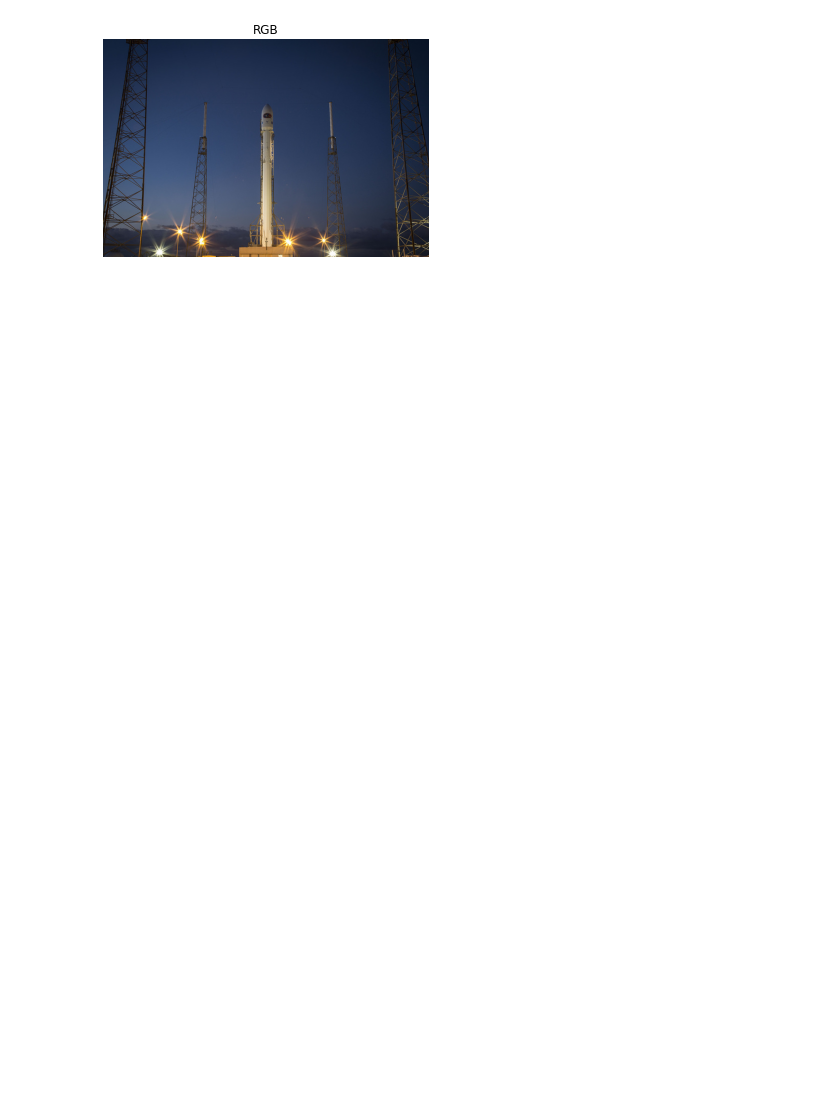
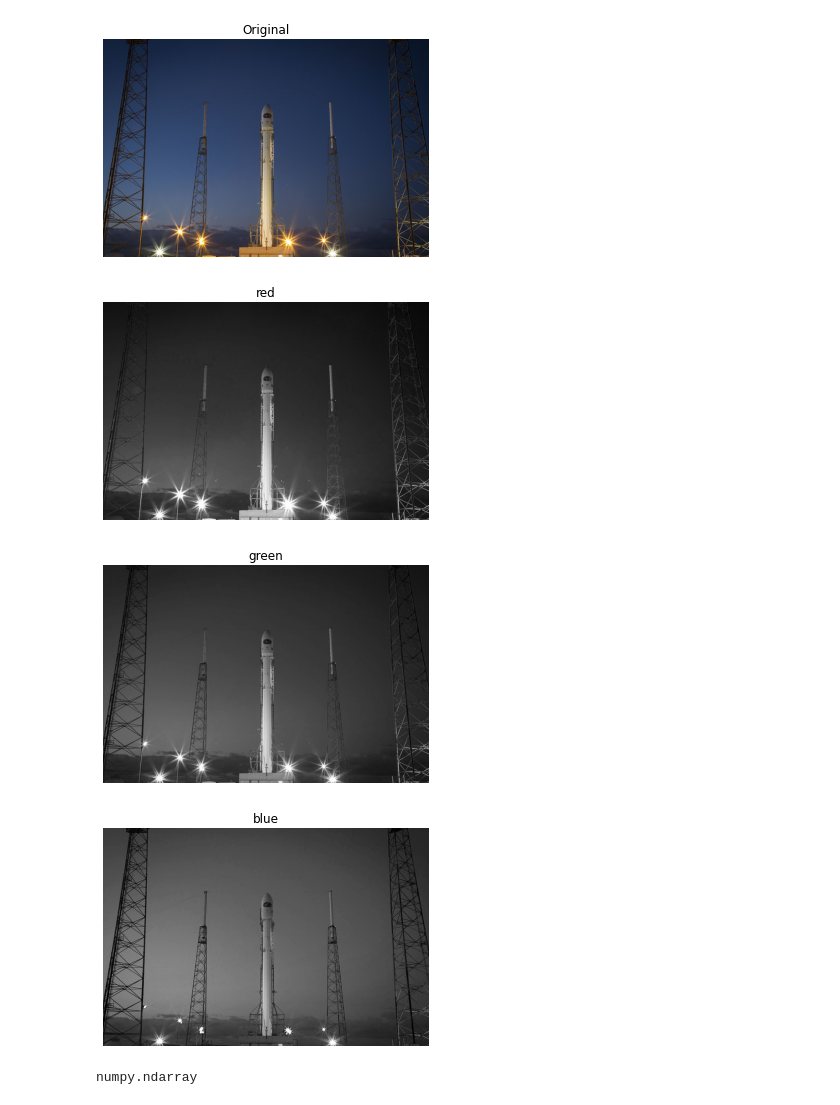
Before and after one commit to leila-orouji/Tutorial-Machine-Learning, a Jupyter notebook: image_processing.ipynb, the cells around one changed output. Saved outputs shown, nothing was run; the diff lists cells and outputs as text; code cells hidden in the pictures; blank space fills up the shorter version.

```diff
--- a/image_processing.ipynb
+++ b/image_processing.ipynb
@@ -22,7 +35,43 @@ plt.show()
-# %%
-    plt.imshow(rockt_image)
-    plt.title('RGB')
-    plt.axis('off')
-    plt.show()
-# %% [output]
-[figure, removed]
+# %%
+# Colors with NumPy
+# Obtaining the red values of the image
+red = rockt_image[:, :, 0]
+
+# Obtaining the green values of the image
+green = rockt_image[:, :, 1]
+
+# Obtaining the blue values of the image
+blue = rockt_image[:, :, 2]
+
+# Visualizing images
+def show_image(image, title='Image', cmap_type='gray'):
+  plt.imshow(image, cmap=cmap_type)
+  plt.title(title)
+  plt.axis('off')
+  plt.show()
+
+# Show original and resulting image to compare
+show_image(rockt_image, 'Original', cmap_type='gray')
+show_image(red, 'red', cmap_type='gray')
+show_image(green, 'green', cmap_type='gray')
+show_image(blue, 'blue', cmap_type='gray')
+# %% [output]
+[figure, added]
+[figure, added]
+[figure, added]
+[figure, added]
+# %%
+# Using NumPy for images : Flipping , Extract and analyze features (histogram)
+import numpy as np
+
+# Loading the image using Matplotlib
+# madrid_image = plt.imread('/madrid.jpeg')
+
+
+# Accessing the shape/size/type of the image
+rockt_image = data.rocket();
+rockt_image.shape
+rockt_image.size
+type(rockt_image)
+# %% [output]
+numpy.ndarray
```
Also changed, not shown: parts of 7 cells of this notebook.
